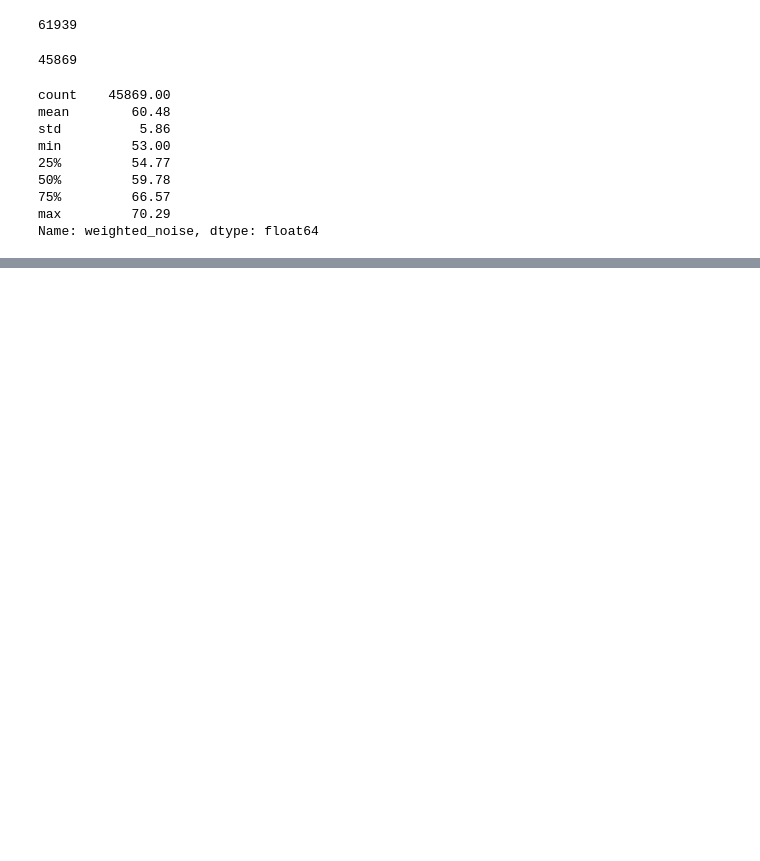
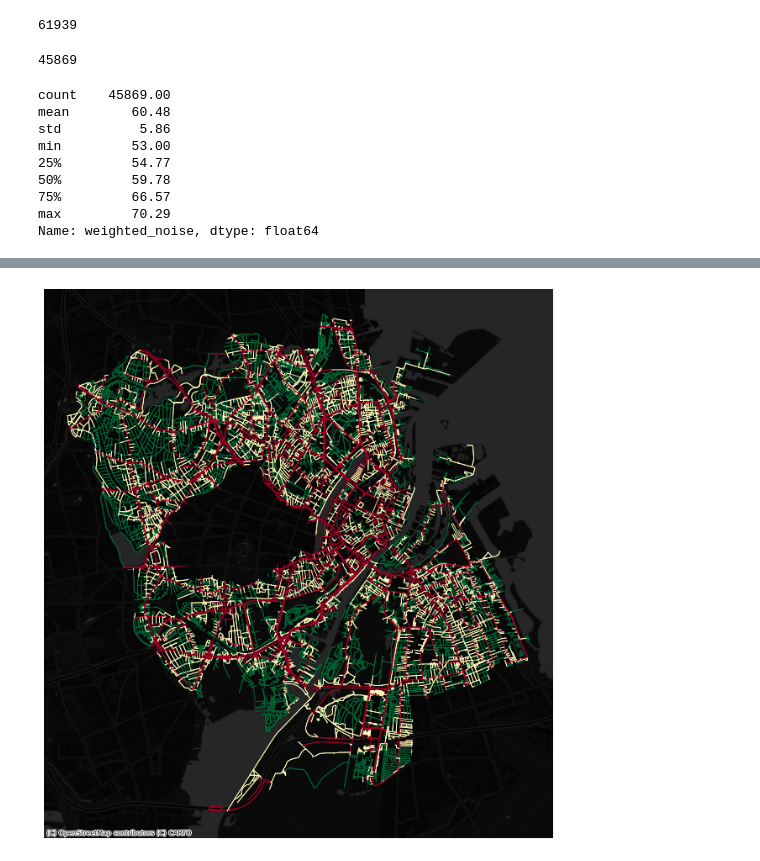
Before and after one commit to Marcus-Friis/geospatial-exam, a Jupyter notebook: notebooks/experimental/noise.ipynb, the cells around one changed output, grey strips where cells are left out. Saved outputs shown, nothing was run; the diff lists cells and outputs as text; code cells hidden in the pictures; blank space fills up the shorter version.

```diff
--- a/notebooks/experimental/noise.ipynb
+++ b/notebooks/experimental/noise.ipynb
@@ -10,11 +21,11 @@ warnings.filterwarnings('ignore')
 # %%
 # Reading the data
-gdf_noise = gpd.read_file('../data/stoej.json')
-gdf_roads = gpd.read_file('../data/edges.json')
+gdf_noise = gpd.read_file('../../data/raw/stoej.json')
+gdf_roads = gpd.read_file('../../data/raw/edges.json')
 
 
 # Casting to new epsg in order to use meters in the buffer zone
-gdf_noise = gdf_noise.to_crs(epsg=25832)
+gdf_noise = gdf_noise.to_crs(epsg=2583b2)
 gdf_roads = gdf_roads.to_crs(epsg=25832)
 # %%
 # Buffer the roads to create an area
@@ -120,4 +131,6 @@ cx.add_basemap(
 )
 
 plt.savefig('../pictures/street_noise_map_02.png')
+# %%
+gdf_roads = gpd.read_file('../../data/raw/noise_cph_frb.json')
 # %% [markdown]
@@ -125,2 +138,2 @@ plt.savefig('../pictures/street_noise_map_02.png')
 # %%
-gdf_roads[gdf_roads.weighted_noise == 0.0].explore()
+missing_roads = gdf_roads[gdf_roads.weighted_noise > 0.0]
@@ -126,0 +186,20 @@ gdf_roads[gdf_roads.weighted_noise == 0.0].explore()
+# %%
+# plot streets by noise level
+f, ax = plt.subplots(figsize=(12,12))
+missing_roads.plot(
+    column='weighted_noise',
+    scheme='quantiles',
+    k=3,
+    cmap ='RdYlGn_r',
+    ax=ax)
+ax.set_axis_off()
+
+cx.add_basemap(
+    ax,
+    crs=missing_roads.crs,
+    source=cx.providers.CartoDB.DarkMatterNoLabels
+)
+
+plt.savefig('../../pictures/street_noise_map_no_frb.png',bbox_inches='tight')
+# %% [output]
+[figure, added]
```
Also changed, not shown: parts of 6 cells of this notebook, 7 other files.
